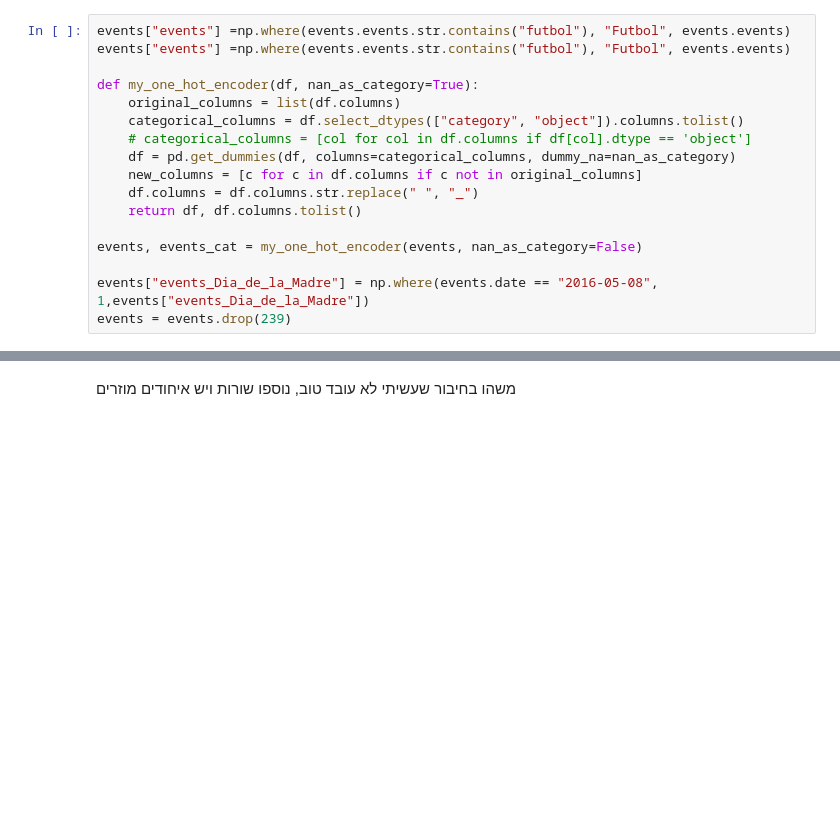
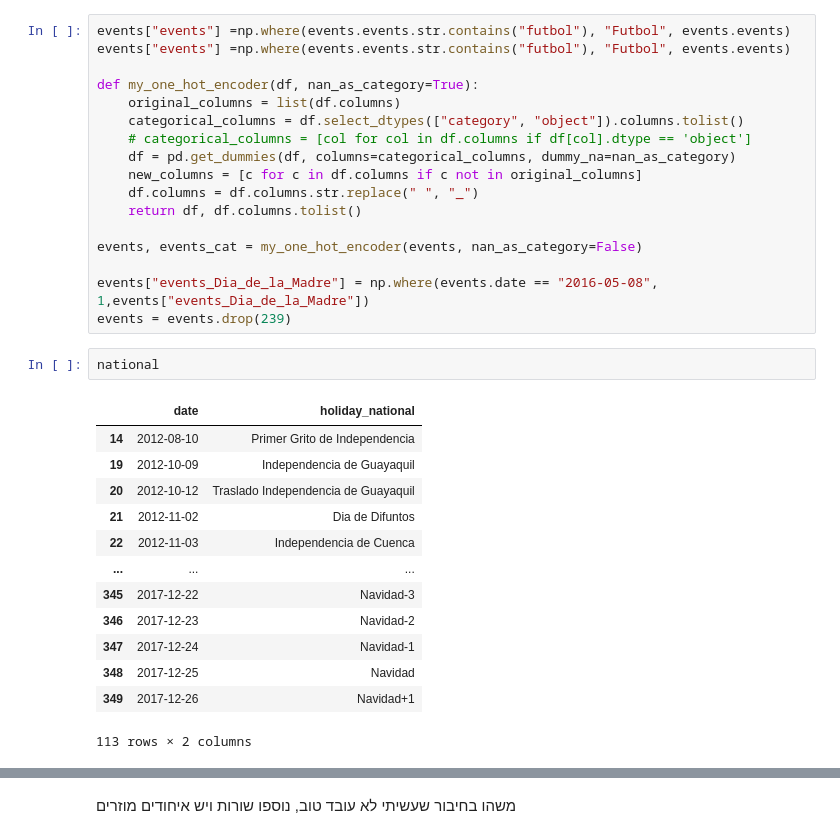
Before and after one commit to YotamAflalo/Store-Sales-Time-Series-Forecasting, a Jupyter notebook: time-series-forecasting-the-best-group.ipynb, the cells around one changed output, grey strips where cells are left out. Drawn from its saved outputs; the diff is of its cells as text; blank space fills up the shorter version.

```diff
--- a/time-series-forecasting-the-best-group.ipynb
+++ b/time-series-forecasting-the-best-group.ipynb
@@ -220,3 +204,19 @@ events, events_cat = my_one_hot_encoder(events, nan_as_category=False)
 
 events["events_Dia_de_la_Madre"] = np.where(events.date == "2016-05-08", 1,events["events_Dia_de_la_Madre"])
 events = events.drop(239)
+# %%
+national
+# %% [output]
+|  | date | holiday_national |
+| 14 | 2012-08-10 | Primer Grito de Independencia |
+| 19 | 2012-10-09 | Independencia de Guayaquil |
+| 20 | 2012-10-12 | Traslado Independencia de Guayaquil |
+| 21 | 2012-11-02 | Dia de Difuntos |
+| 22 | 2012-11-03 | Independencia de Cuenca |
+| ... | ... | ... |
+| 345 | 2017-12-22 | Navidad-3 |
+| 346 | 2017-12-23 | Navidad-2 |
+| 347 | 2017-12-24 | Navidad-1 |
+| 348 | 2017-12-25 | Navidad |
+| 349 | 2017-12-26 | Navidad+1 |
+113 rows × 2 columns
```
Also changed, not shown: parts of 26 cells of this notebook, 1 other file.
